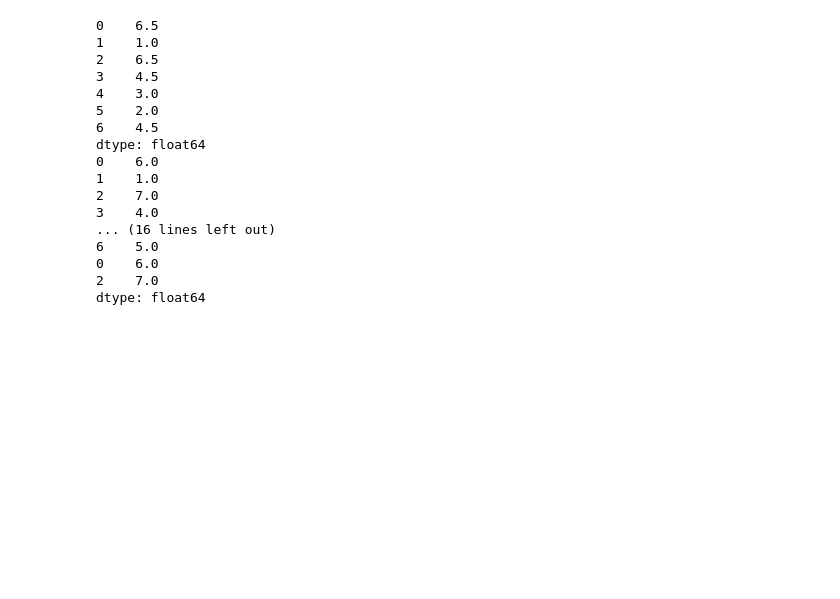
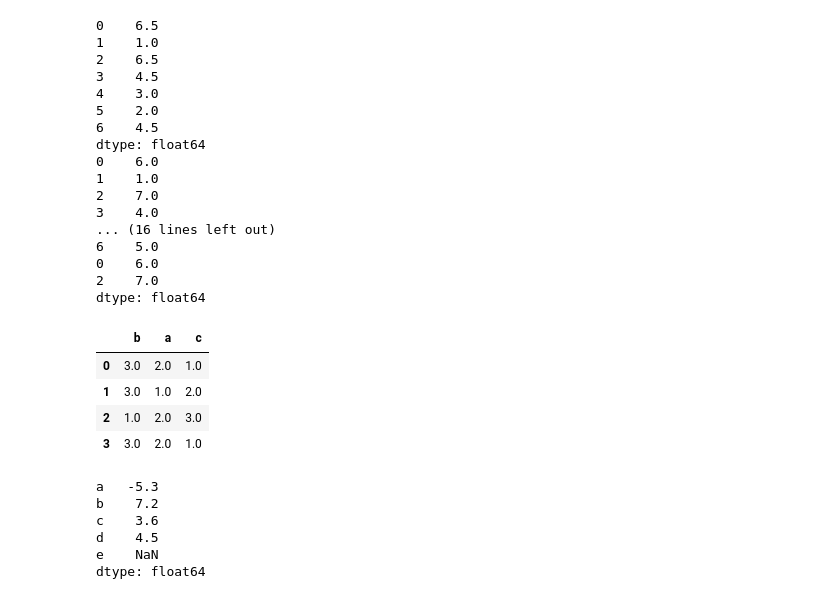
Before and after one commit to NohJangHyun/2022-DataCampus, a Jupyter notebook: 3. 데이터 처리 분석/7.11 pandas.ipynb, the cells around one changed output. Saved outputs shown, nothing was run; the diff lists cells and outputs as text; code cells hidden in the pictures; blank space fills up the shorter version.

Commit message:
데이터 처리 분석 7.11 pandas 추가

```diff
--- a/3. 데이터 처리 분석/7.11 pandas.ipynb
+++ b/3. 데이터 처리 분석/7.11 pandas.ipynb
@@ -931,3 +930,34 @@ dtype: float64
 0    6.0
 2    7.0
 dtype: float64
+# %%
+#DataFrame : 행 / 열 기준으로 순위를 출력
+import pandas as pd
+
+df = pd.DataFrame({'b':[4.3, 7, -3, 2], 'a':[0, 1, 0, 1], 'c':[-2, 5, 8, -2.5]})
+
+df.rank()
+#method : average(동점자 등수의 평균), min(동점자 중 가장 낮은 등수), max(동점자 중 가장 높은 등수)
+# first(동점과 상관 없이 낮은 index 정보부터 순위), dense(min과 유사, 동점자 수와 상관 없이 다음 등수는 1만 증가)
+df.rank(axis='columns')
+# %% [output]
+|  | b | a | c |
+| 0 | 3.0 | 2.0 | 1.0 |
+| 1 | 3.0 | 1.0 | 2.0 |
+| 2 | 1.0 | 2.0 | 3.0 |
+| 3 | 3.0 | 2.0 | 1.0 |
+# %%
+#이미 index 정보가 존재하는 객체의 index 정보 재정렬
+#Series : 새로운 indxe 정보로 재정렬한 객체 Series 생성
+ss = pd.Series([4.5, 7.2, -5.3, 3.6], index=['d','b','a','c'])
+#새로운 index 정보에서 기존 index 정보가 누락되면 열 삭제, 추가되면 결측치 처리
+ss2 = ss.reindex(['a','b','c','d','e'])
+
+ss2
+# %% [output]
+a   -5.3
+b    7.2
+c    3.6
+d    4.5
+e    NaN
+dtype: float64
```
Also changed, not shown: parts of 13 cells of this notebook.
